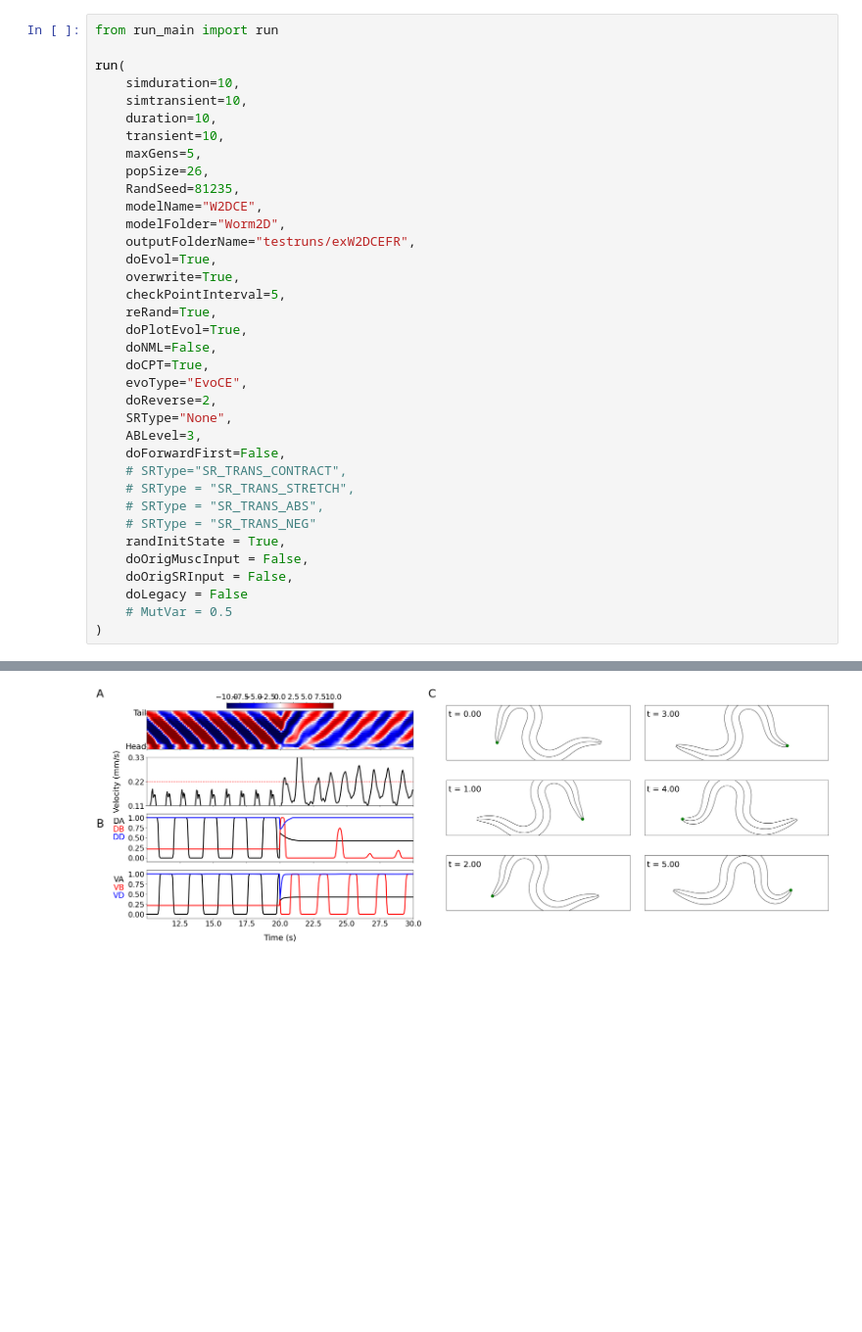
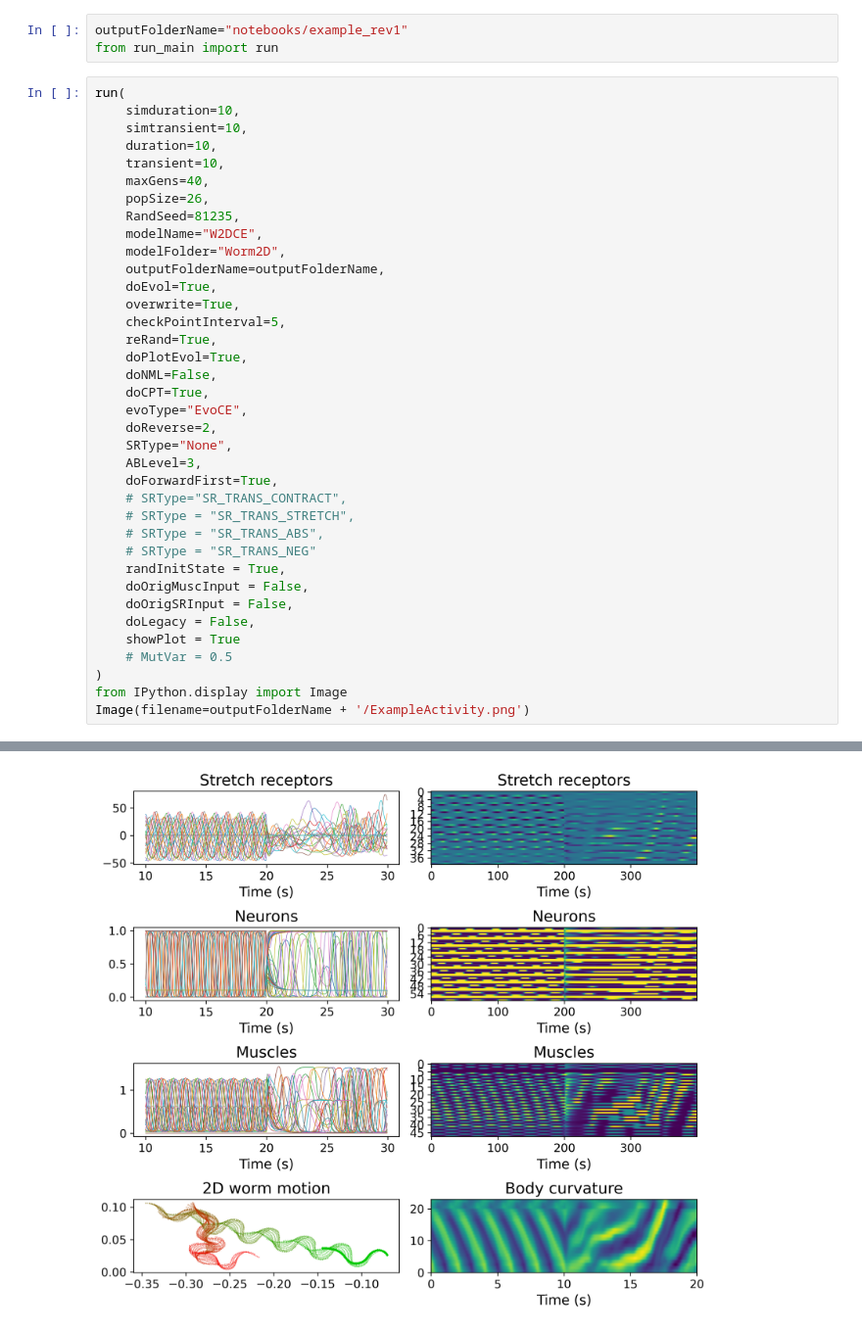
Before and after one commit to openworm/CE_locomotion, a Jupyter notebook: W2DCEFR.ipynb, the cells around one changed output, grey strips where cells are left out. Shown at 98% size. Cells and saved outputs as stored; diff of their text form; blank space fills up the shorter version.

```diff
--- a/W2DCEFR.ipynb
+++ b/W2DCEFR.ipynb
@@ -3,17 +1,18 @@
+# %%
+outputFolderName="notebooks/example_rev1"
+from run_main import run
 # %%
-from run_main import run
-
 run(
     simduration=10,
     simtransient=10,
     duration=10,
     transient=10,
-    maxGens=5,
+    maxGens=40,
     popSize=26,
     RandSeed=81235,
     modelName="W2DCE",
     modelFolder="Worm2D",
-    outputFolderName="testruns/exW2DCEFR",
+    outputFolderName=outputFolderName,
     doEvol=True,
     overwrite=True,
     checkPointInterval=5,
@@ -25,7 +24,7 @@ run(
     doReverse=2,
     SRType="None",
     ABLevel=3,
-    doForwardFirst=False,
+    doForwardFirst=True,
     # SRType="SR_TRANS_CONTRACT",
     # SRType = "SR_TRANS_STRETCH",
     # SRType = "SR_TRANS_ABS",
@@ -33,7 +32,10 @@ run(
     randInitState = True,
     doOrigMuscInput = False,
     doOrigSRInput = False,
-    doLegacy = False
+    doLegacy = False,
+    showPlot = True
     # MutVar = 0.5
 )
+from IPython.display import Image
+Image(filename=outputFolderName + '/ExampleActivity.png')
 # %% [output]
@@ -57 +59 @@ Saved plot image to: testruns/exW2DCEFR/Evolution_averages.png
-[figure, old version]
+[figure, new version]
```
Also changed, not shown: parts of 4 cells of this notebook, 5 other files.
